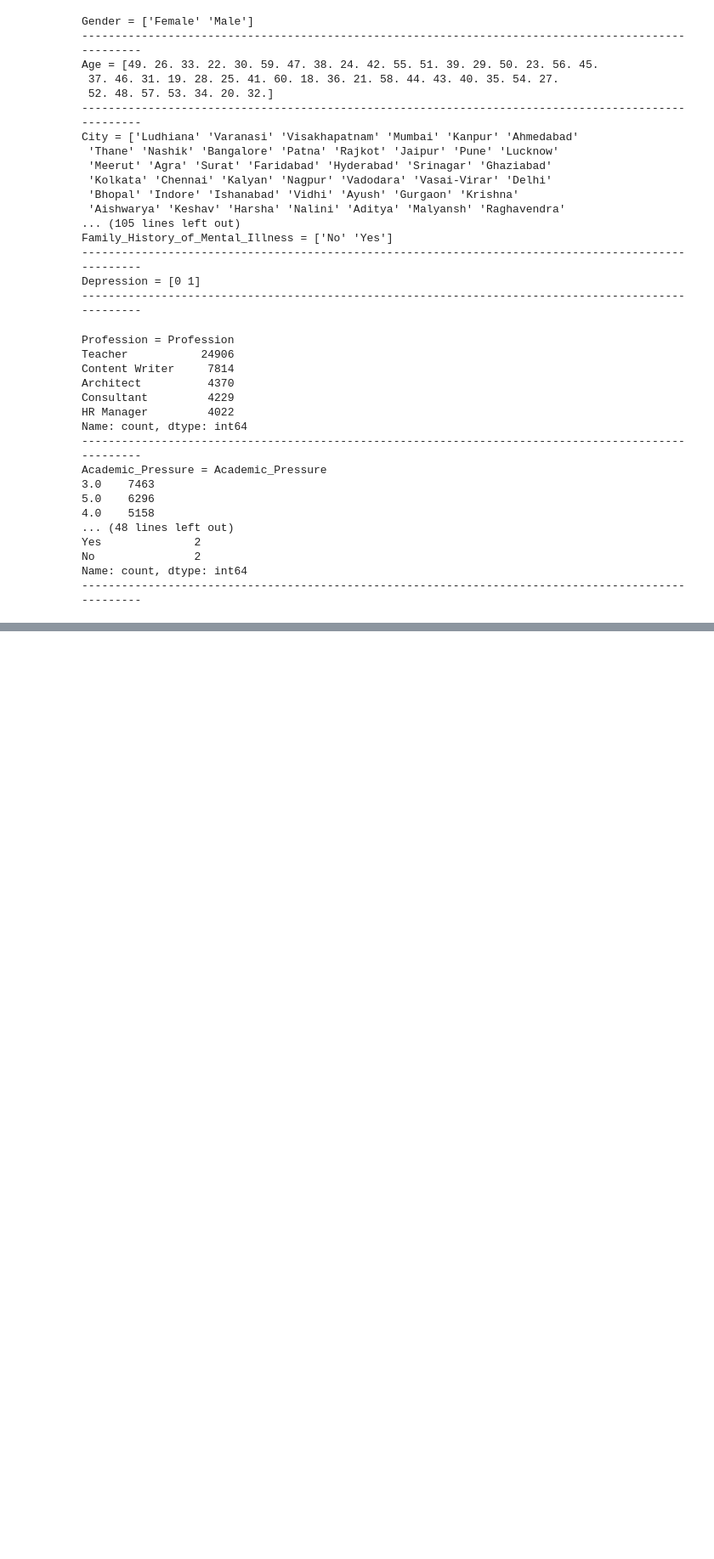
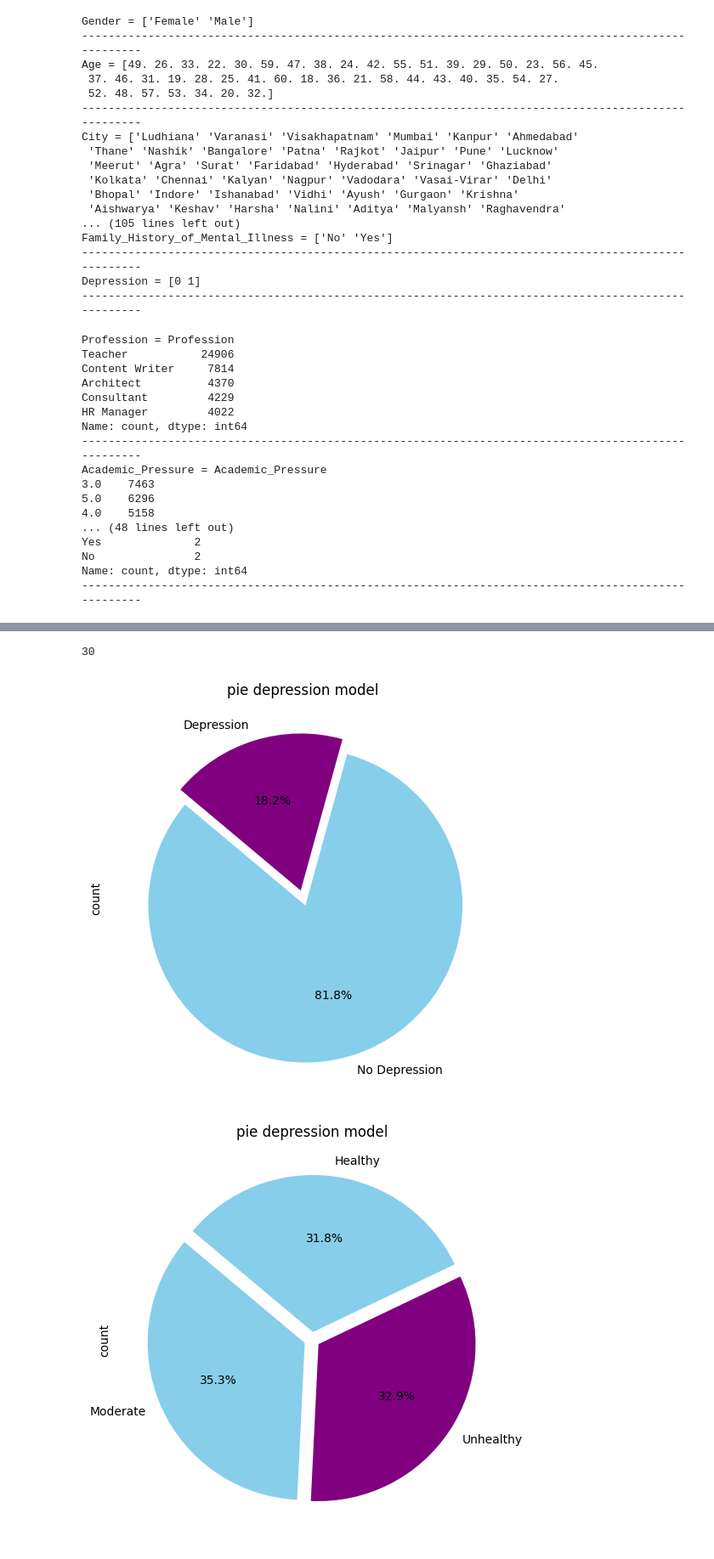
Before and after one commit to Bison619/Comp-1-Exploring-Mental-Health-Data-, a Jupyter notebook: Process1.ipynb, the cells around one changed output, grey strips where cells are left out. Shown at 85% size. Cells and saved outputs as stored; diff of their text form; code cells hidden in the pictures; blank space fills up the shorter version.

```diff
--- a/Process1.ipynb
+++ b/Process1.ipynb
@@ -247 +275,18 @@ for column in catagorical_column:
+# %%
+df_train['Degree'].nunique()
+# %% [output]
+30
+# %%
+plt.figure(figsize=(10,6))
+df_train['Depression'].value_counts().plot.pie(autopct = '%1.1f%%', explode=[0.05,0.05],startangle= 140,colors = ['skyblue','purple'])
+plt.title('pie depression model')
+plt.show()
+
+plt.figure(figsize=(10,6))
+df_train['Dietary_Habits'].value_counts().plot.pie(autopct = '%1.1f%%', explode=[0.05,0.05, 0.05], startangle= 140,colors = ['skyblue','purple'])
+plt.title('pie depression model')
+plt.show()
+# %% [output]
+[figure, added]
+[figure, added]
 # %%
```
Also changed, not shown: parts of 6 cells of this notebook.
